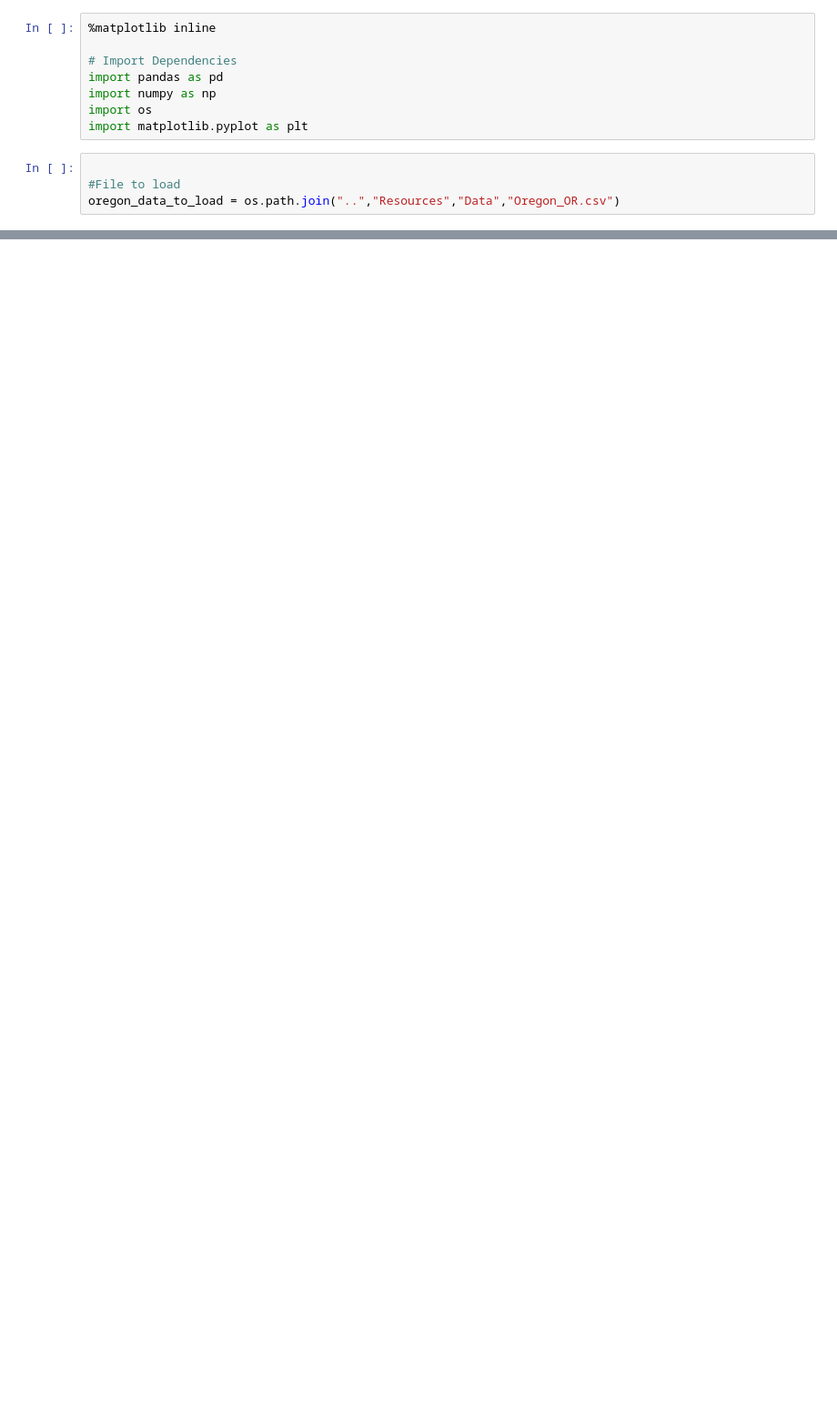
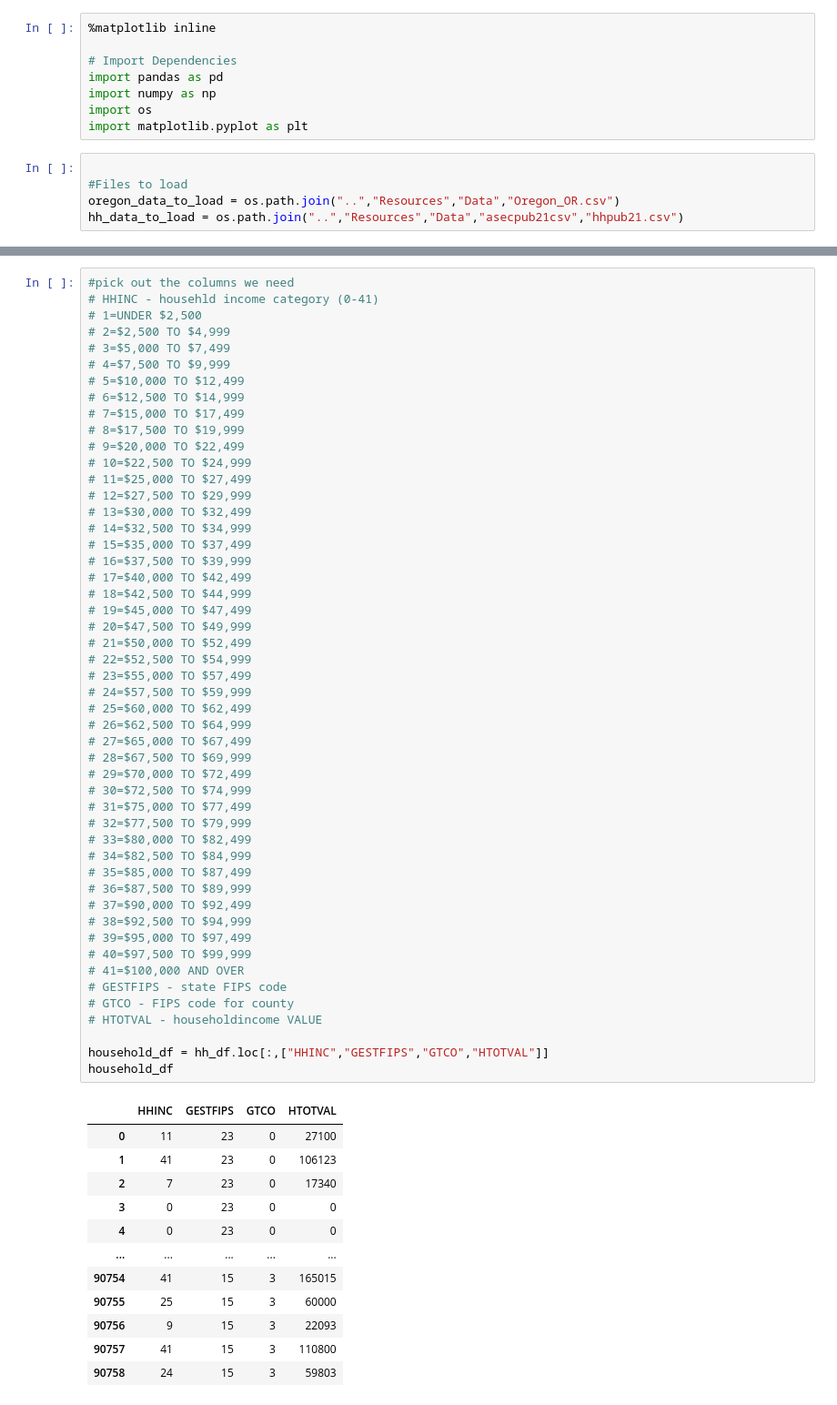
Before and after one commit to jonathantree/Water_Quality_Analysis, a Jupyter notebook: Census_Data_EDA/Census_EDA_OR.ipynb, the cells around one changed output, grey strips where cells are left out. Shown: that part at 91% size. Cells and saved outputs as stored; diff of their text form; blank space fills up the shorter version.

```diff
--- a/Census_Data_EDA/Census_EDA_OR.ipynb
+++ b/Census_Data_EDA/Census_EDA_OR.ipynb
@@ -8,5 +8,6 @@ import os
 import matplotlib.pyplot as plt
 # %%
 
-#File to load
+#Files to load
 oregon_data_to_load = os.path.join("..","Resources","Data","Oregon_OR.csv")
+hh_data_to_load = os.path.join("..","Resources","Data","asecpub21csv","hhpub21.csv")
@@ -195,0 +170,63 @@ Index(['County', 'Total Population', 'White', 'Non-White', 'Hispanic',
+# %%
+#pick out the columns we need
+# HHINC - househld income category (0-41)
+# 1=UNDER $2,500
+# 2=$2,500 TO $4,999
+# 3=$5,000 TO $7,499
+# 4=$7,500 TO $9,999
+# 5=$10,000 TO $12,499
+# 6=$12,500 TO $14,999
+# 7=$15,000 TO $17,499
+# 8=$17,500 TO $19,999
+# 9=$20,000 TO $22,499
+# 10=$22,500 TO $24,999
+# 11=$25,000 TO $27,499
+# 12=$27,500 TO $29,999
+# 13=$30,000 TO $32,499
+# 14=$32,500 TO $34,999
+# 15=$35,000 TO $37,499
+# 16=$37,500 TO $39,999
+# 17=$40,000 TO $42,499
+# 18=$42,500 TO $44,999
+# 19=$45,000 TO $47,499
+# 20=$47,500 TO $49,999
+# 21=$50,000 TO $52,499
+# 22=$52,500 TO $54,999
+# 23=$55,000 TO $57,499
+# 24=$57,500 TO $59,999
+# 25=$60,000 TO $62,499
+# 26=$62,500 TO $64,999
+# 27=$65,000 TO $67,499
+# 28=$67,500 TO $69,999
+# 29=$70,000 TO $72,499
+# 30=$72,500 TO $74,999
+# 31=$75,000 TO $77,499
+# 32=$77,500 TO $79,999
+# 33=$80,000 TO $82,499
+# 34=$82,500 TO $84,999
+# 35=$85,000 TO $87,499
+# 36=$87,500 TO $89,999
+# 37=$90,000 TO $92,499
+# 38=$92,500 TO $94,999
+# 39=$95,000 TO $97,499
+# 40=$97,500 TO $99,999
+# 41=$100,000 AND OVER
+# GESTFIPS - state FIPS code
+# GTCO - FIPS code for county
+# HTOTVAL - householdincome VALUE
+
+household_df = hh_df.loc[:,["HHINC","GESTFIPS","GTCO","HTOTVAL"]]
+household_df
+# %% [output]
+|  | HHINC | GESTFIPS | GTCO | HTOTVAL |
+| 0 | 11 | 23 | 0 | 27100 |
+| 1 | 41 | 23 | 0 | 106123 |
+| 2 | 7 | 23 | 0 | 17340 |
+| 3 | 0 | 23 | 0 | 0 |
+| 4 | 0 | 23 | 0 | 0 |
+| ... | ... | ... | ... | ... |
+| 90754 | 41 | 15 | 3 | 165015 |
+| 90755 | 25 | 15 | 3 | 60000 |
+| 90756 | 9 | 15 | 3 | 22093 |
+| 90757 | 41 | 15 | 3 | 110800 |
+| 90758 | 24 | 15 | 3 | 59803 |
```
Also changed, not shown: parts of 25 cells of this notebook, 9 other files.
